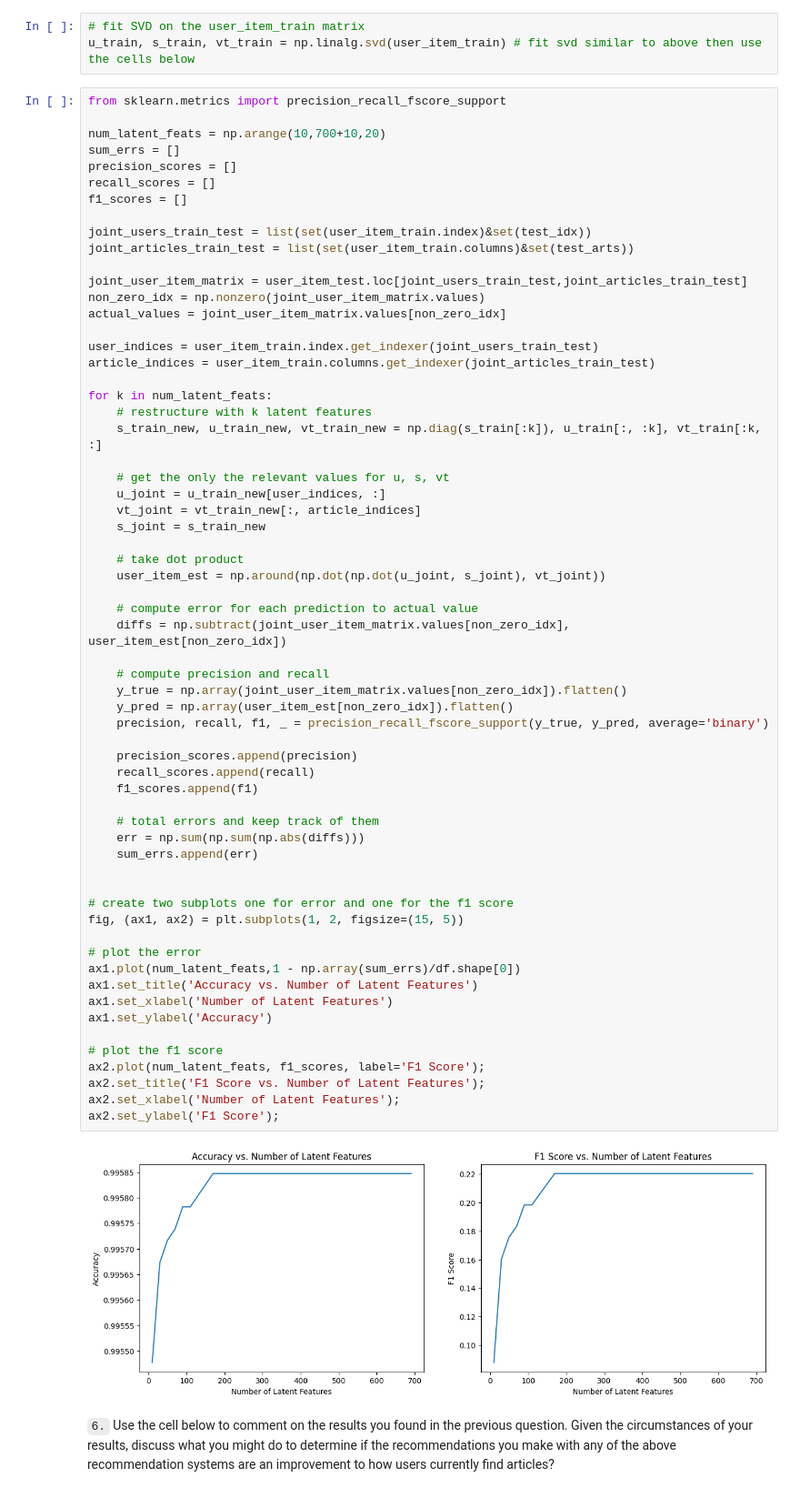
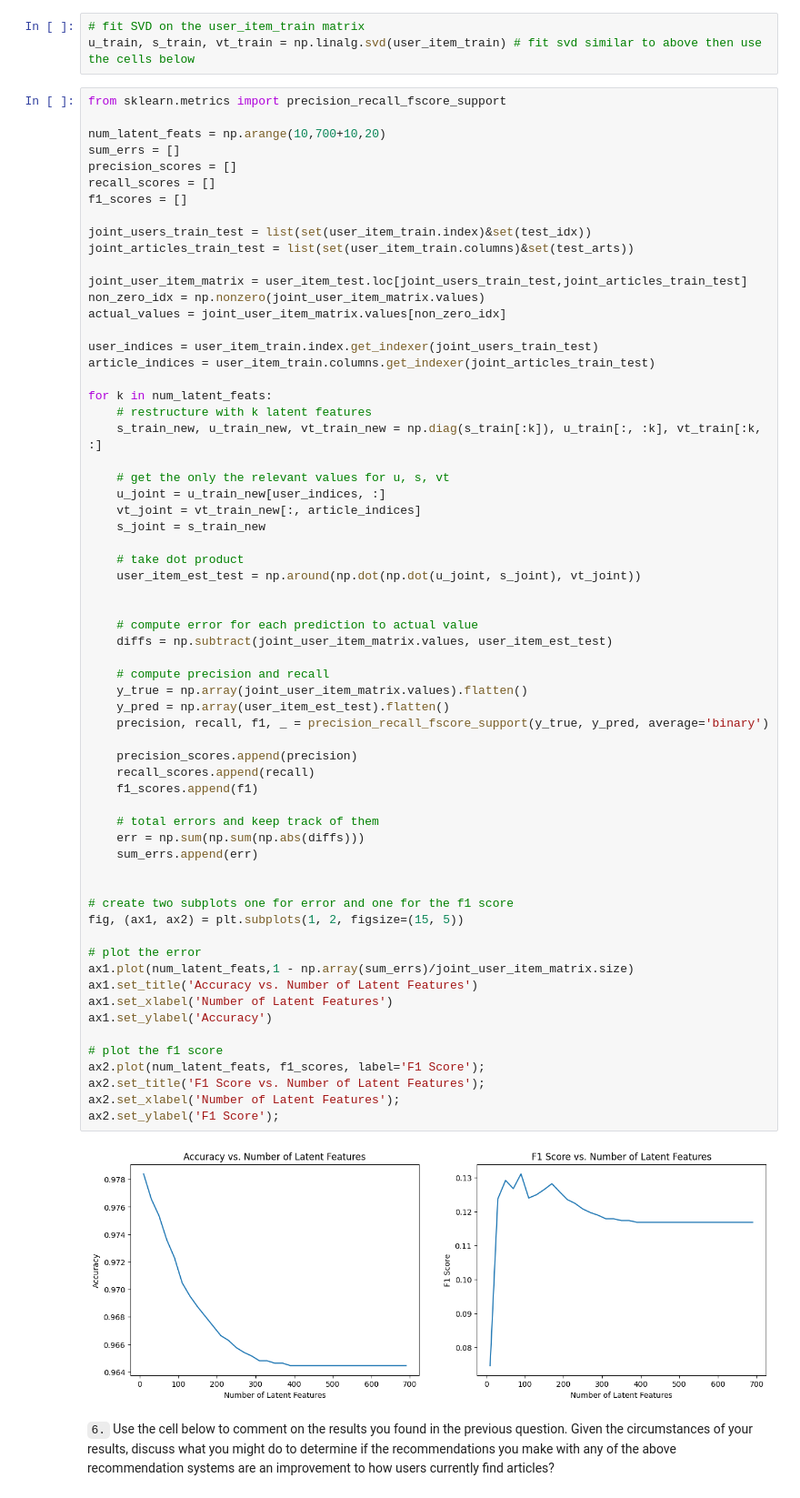
Before and after one commit to naoufal51/rec_engine, a Jupyter notebook: Recommendations_with_IBM.ipynb, the cells around one changed output. Shown at 91% size. Cells and saved outputs as stored; diff of their text form.

Commit message:
Correct Accuracy plots

```diff
--- a/Recommendations_with_IBM.ipynb
+++ b/Recommendations_with_IBM.ipynb
@@ -794,41 +795,42 @@ for k in num_latent_feats:
     s_joint = s_train_new
 
     # take dot product
-    user_item_est = np.around(np.dot(np.dot(u_joint, s_joint), vt_joint))
+    user_item_est_test = np.around(np.dot(np.dot(u_joint, s_joint), vt_joint))
+
 
     # compute error for each prediction to actual value
-    diffs = np.subtract(joint_user_item_matrix.values[non_zero_idx], user_item_est[non_zero_idx])
+    diffs = np.subtract(joint_user_item_matrix.values, user_item_est_test)
 
     # compute precision and recall
-    y_true = np.array(joint_user_item_matrix.values[non_zero_idx]).flatten()
-    y_pred = np.array(user_item_est[non_zero_idx]).flatten()
+    y_true = np.array(joint_user_item_matrix.values).flatten()
+    y_pred = np.array(user_item_est_test).flatten()
     precision, recall, f1, _ = precision_recall_fscore_support(y_true, y_pred, average='binary')
 
     precision_scores.append(precision)
     recall_scores.append(recall)
     f1_scores.append(f1)
 
     # total errors and keep track of them
     err = np.sum(np.sum(np.abs(diffs)))
     sum_errs.append(err)
 
 
 # create two subplots one for error and one for the f1 score
 fig, (ax1, ax2) = plt.subplots(1, 2, figsize=(15, 5))
 
 # plot the error
-ax1.plot(num_latent_feats,1 - np.array(sum_errs)/df.shape[0])
+ax1.plot(num_latent_feats,1 - np.array(sum_errs)/joint_user_item_matrix.size)
 ax1.set_title('Accuracy vs. Number of Latent Features')
 ax1.set_xlabel('Number of Latent Features')
 ax1.set_ylabel('Accuracy')
 
 # plot the f1 score
 ax2.plot(num_latent_feats, f1_scores, label='F1 Score');
 ax2.set_title('F1 Score vs. Number of Latent Features');
 ax2.set_xlabel('Number of Latent Features');
 ax2.set_ylabel('F1 Score');
 # %% [output]
-[figure, old version]
+[figure, new version]
 # %% [markdown]
 `6.` Use the cell below to comment on the results you found in the previous question. Given the circumstances of your results, discuss what you might do to determine if the recommendations you make with any of the above recommendation systems are an improvement to how users currently find articles?
 # %% [markdown]
```
Also changed, not shown: parts of 4 cells of this notebook.
